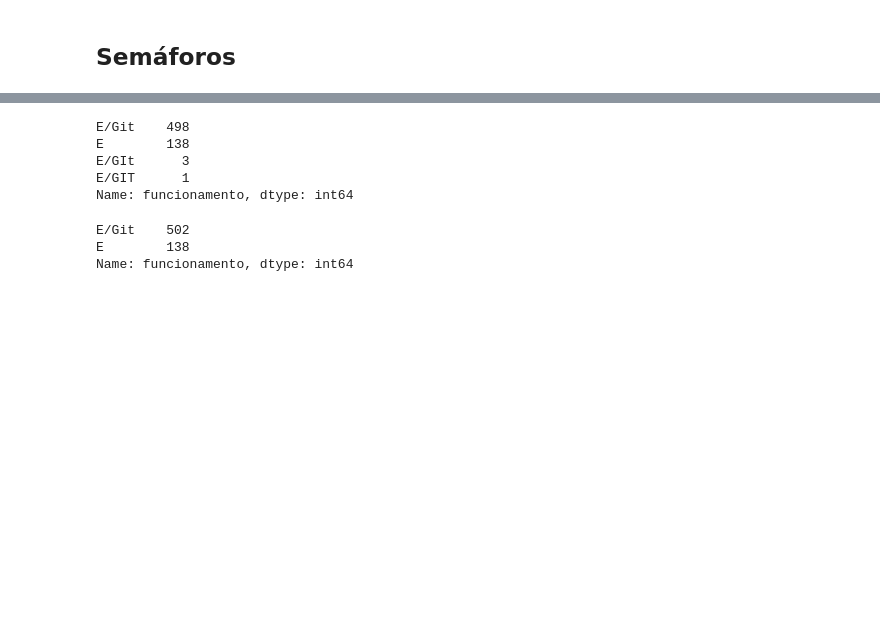
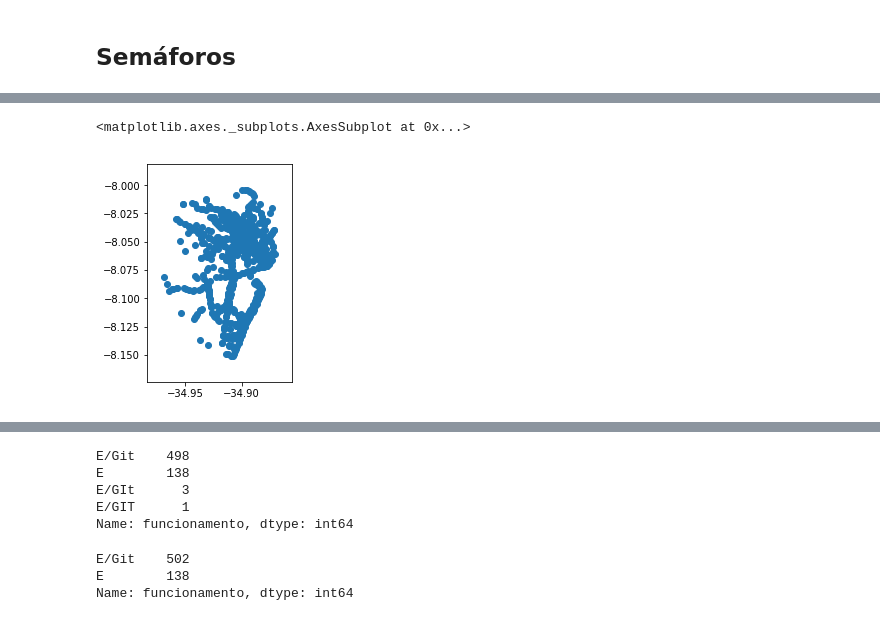
Before and after one commit to fbormann/DadosTransitoRecife, a Jupyter notebook: Projeto CTTU.ipynb, the cells around one changed output, grey strips where cells are left out. Drawn from its saved outputs; the diff is of its cells as text; code cells hidden in the pictures; blank space fills up the shorter version.

```diff
--- a/Projeto CTTU.ipynb
+++ b/Projeto CTTU.ipynb
@@ -158,6 +321,11 @@ semaforos.head(5)
 | 3 | 4 | Boa Viagem, Av. | Barão de Souza Leão, Rua | E/Git | Ocasional/Ped. | N | S | ... |
 | 4 | 5 | Conselheiro Aguiar, Av. | Artur Muniz, Rua | E/Git | Veicular | N | N | ... |
 # %%
-semaforos["location"] = semaforos.apply(lambda example: Point(example.Latitude, example.Longitude), axis=1)
+semaforos["geometry"] = semaforos.apply(lambda example: Point(example.Longitude, example.Latitude), axis=1)
 # %%
 semaforos = geopandas.GeoDataFrame(semaforos)
+# %%
+semaforos.plot()
+# %% [output]
+<matplotlib.axes._subplots.AxesSubplot at 0x...>
+[figure, added]
```
Also changed, not shown: parts of 99 cells of this notebook.
